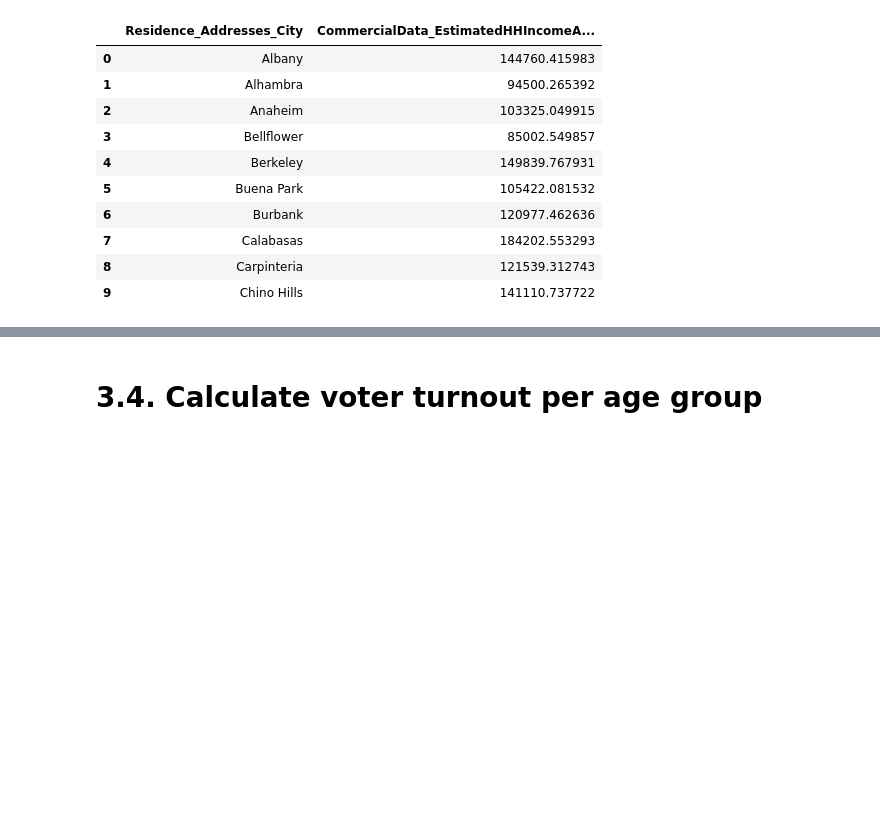
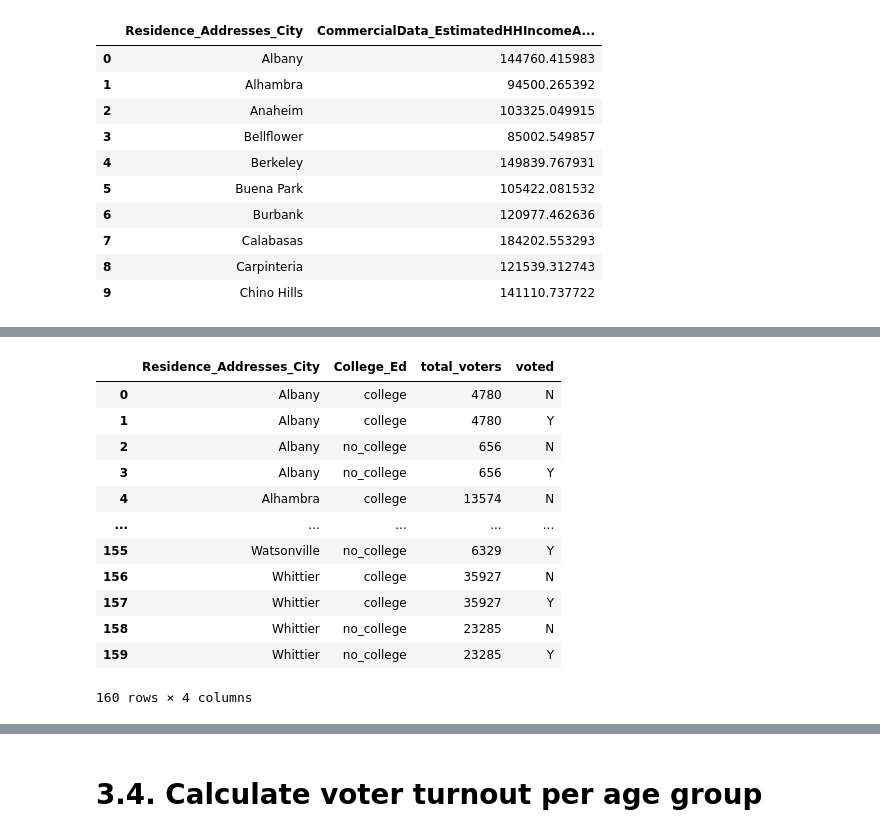
Before and after one commit to jnshzk/capstone, a Jupyter notebook: combine_demographic_vote_history.ipynb, the cells around one changed output, grey strips where cells are left out. Cells and saved outputs as stored; diff of their text form; code cells hidden in the pictures; blank space fills up the shorter version.

Commit message:
education turnout calculations

```diff
--- a/combine_demographic_vote_history.ipynb
+++ b/combine_demographic_vote_history.ipynb
@@ -702,0 +718,15 @@ voter_turnout_merge.head(10)
+# %%
+# add column to merged file for college or no college
+college_ed = ['Some College - Likely', 'Bach Degree - Extremely Likely', 'Bach Degree - Likely',
+              'Grad Degree - Likely', 'Grad Degree - Extremely Likely', 'Some College -Extremely Likely']
+no_college_ed = ['HS Diploma - Extremely Likely', 'HS Diploma - Likely', 'Less than HS Diploma - Likely',
+                'Vocational Technical Degree - Extremely Likely', 'Less than HS Diploma - Ex Like']
+
+conditions = [merged_file['CommercialData_Education'].isin(college_ed),
+             merged_file['CommercialData_Education'].isin(no_college_ed)]
+outputs = ['college', 'no_college']
+education_col = np.select(conditions, outputs, None)
+education_col = pd.Series(education_col)
+
+# add to merged file
+merged_file['College_Ed'] = education_col
@@ -702,0 +743,29 @@ voter_turnout_merge.head(10)
+# %%
+# get counts for voters and college ed
+list_edu_city = merged_file[['Residence_Addresses_City', 'College_Ed']].drop_duplicates()
+list_edu_city_No = list_edu_city.copy()
+list_edu_city_No['voted'] = 'N'
+list_edu_city_Yes = list_edu_city.copy()
+list_edu_city_Yes['voted'] = 'Y'
+list_edu_city = pd.concat([list_edu_city_No, list_edu_city_Yes])
+
+# we also need the total voters information per city and education
+total_city_edu = merged_file.groupby(['Residence_Addresses_City', 'College_Ed']).size().reset_index()
+total_city_edu.columns = ['Residence_Addresses_City', 'College_Ed', 'total_voters']
+total_city_edu  = total_city_edu.merge(list_edu_city, on = ['Residence_Addresses_City', 'College_Ed'])
+
+total_city_edu
+# %% [output]
+|  | Residence_Addresses_City | College_Ed | total_voters | voted |
+| 0 | Albany | college | 4780 | N |
+| 1 | Albany | college | 4780 | Y |
+| 2 | Albany | no_college | 656 | N |
+| 3 | Albany | no_college | 656 | Y |
+| 4 | Alhambra | college | 13574 | N |
+| ... | ... | ... | ... | ... |
+| 155 | Watsonville | no_college | 6329 | Y |
+| 156 | Whittier | college | 35927 | N |
+| 157 | Whittier | college | 35927 | Y |
+| 158 | Whittier | no_college | 23285 | N |
+| 159 | Whittier | no_college | 23285 | Y |
+160 rows × 4 columns
```
Also changed, not shown: parts of 18 cells of this notebook.
